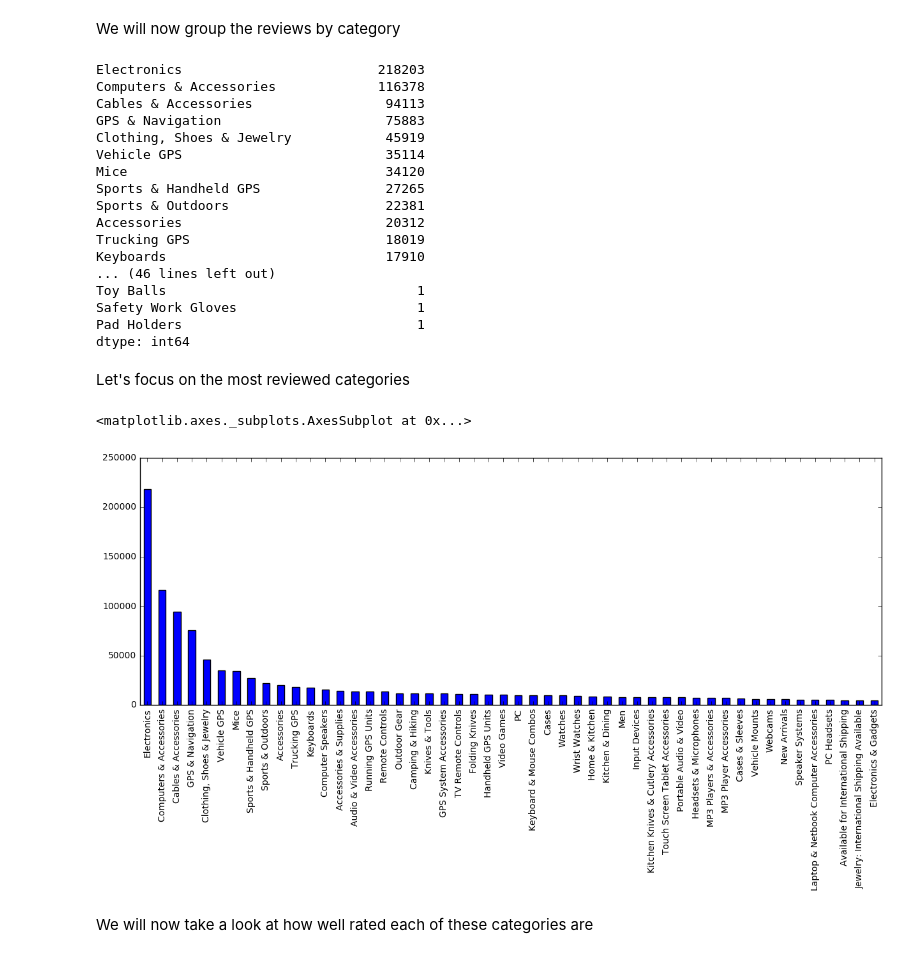
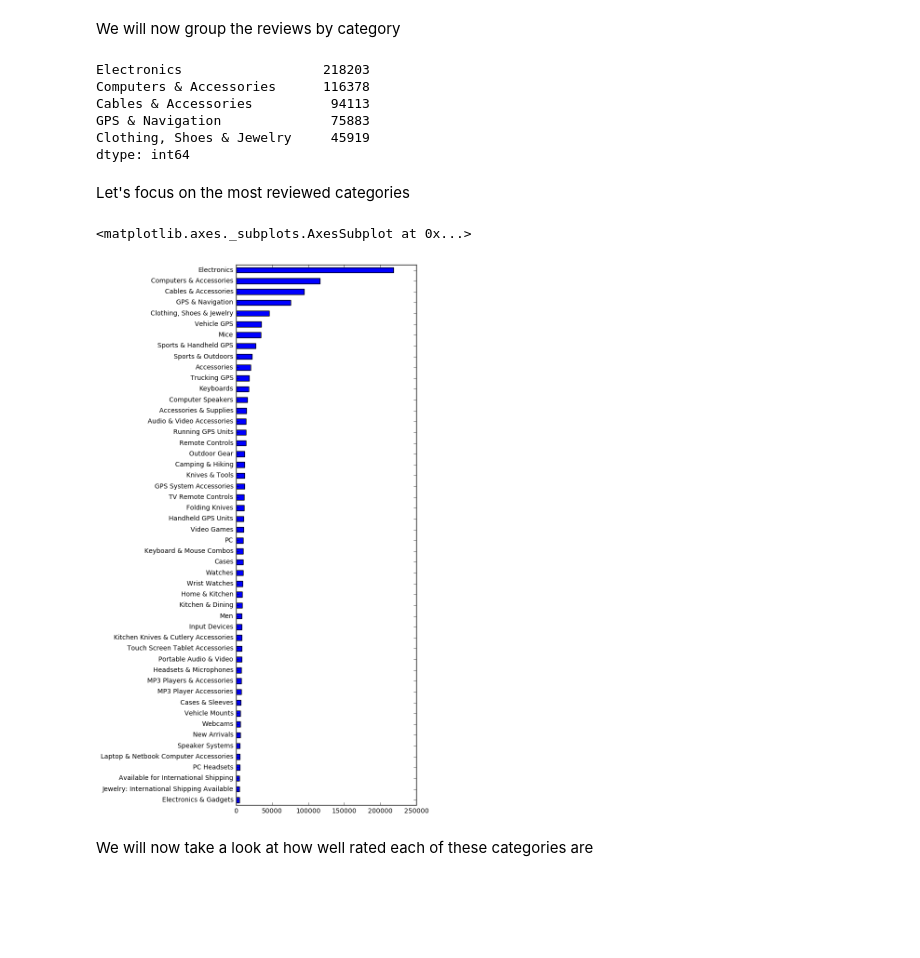
Before and after one commit to bojanp94/ADAProject, a Jupyter notebook: swiss products.ipynb, the cells around one changed output. Drawn from its saved outputs; the diff is of its cells as text; code cells hidden in the pictures; blank space fills up the shorter version.

```diff
--- a/swiss products.ipynb
+++ b/swiss products.ipynb
@@ -93,33 +102,22 @@ brandScore.div(brandScore.sum(1), 0).plot(kind='bar', stacked=True, figsize=(10,
 We will now group the reviews by category
 # %%
 categoriesCount = pd.DataFrame(swissDF['categories'].tolist()).stack().value_counts()
-categoriesCount
+categoriesCount.head()
 # %% [output]
-Electronics                         218203
-Computers & Accessories             116378
-Cables & Accessories                 94113
-GPS & Navigation                     75883
-Clothing, Shoes & Jewelry            45919
-Vehicle GPS                          35114
-Mice                                 34120
-Sports & Handheld GPS                27265
-Sports & Outdoors                    22381
-Accessories                          20312
-Trucking GPS                         18019
-Keyboards                            17910
-... (46 lines left out)
-Toy Balls                                1
-Safety Work Gloves                       1
-Pad Holders                              1
+Electronics                  218203
+Computers & Accessories      116378
+Cables & Accessories          94113
+GPS & Navigation              75883
+Clothing, Shoes & Jewelry     45919
 dtype: int64
 # %% [markdown]
 Let's focus on the most reviewed categories
 # %%
 categoriesCount = categoriesCount.head(50)
-categoriesCount.plot.bar(figsize=(15,5))
+categoriesCount.sort_values(inplace=False, ascending=True).plot.barh(figsize=(5,15))
 # %% [output]
 <matplotlib.axes._subplots.AxesSubplot at 0x...>
-[figure, old version]
+[figure, new version]
 # %% [markdown]
 We will now take a look at how well rated each of these categories are
 # %%
```
Also changed, not shown: parts of 14 cells of this notebook, 1 other file.
